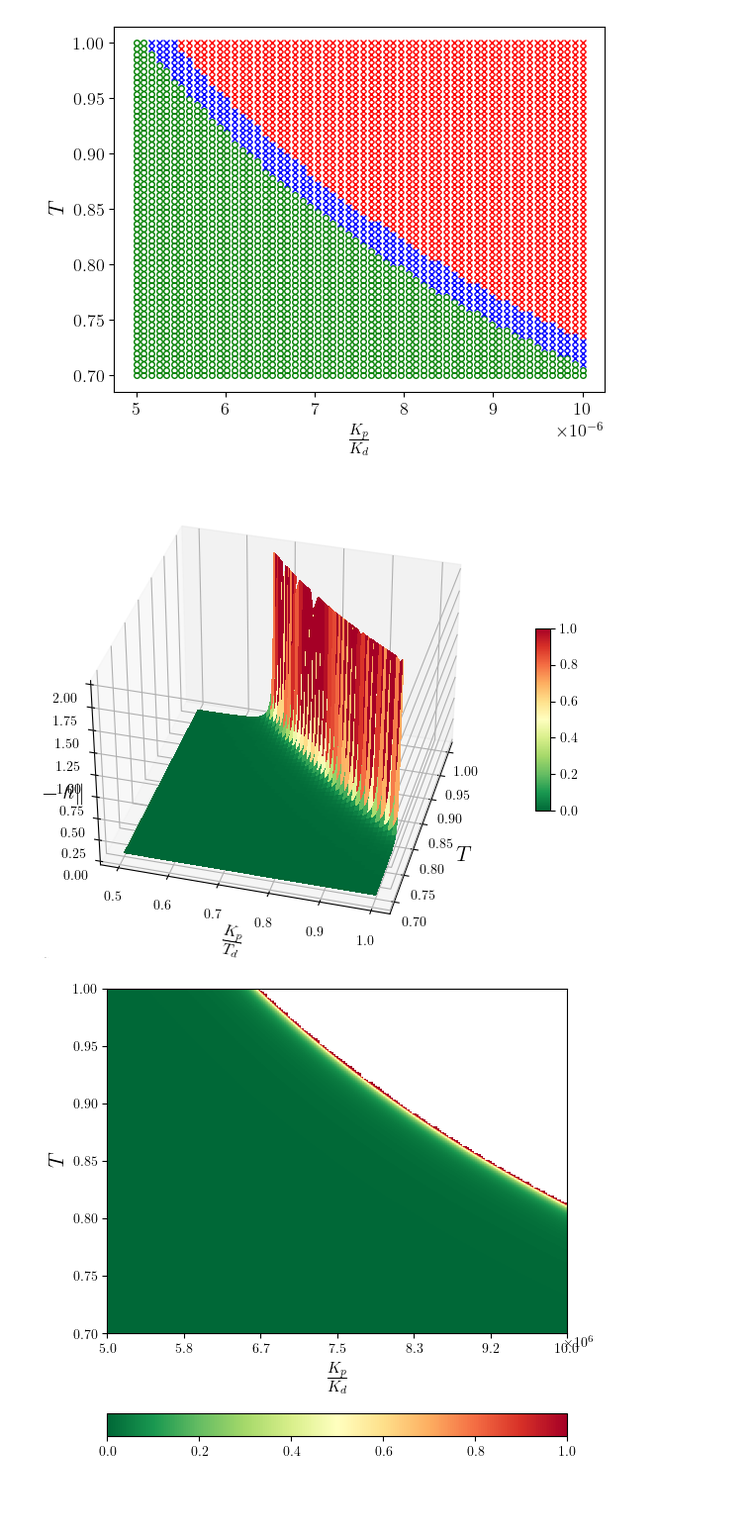
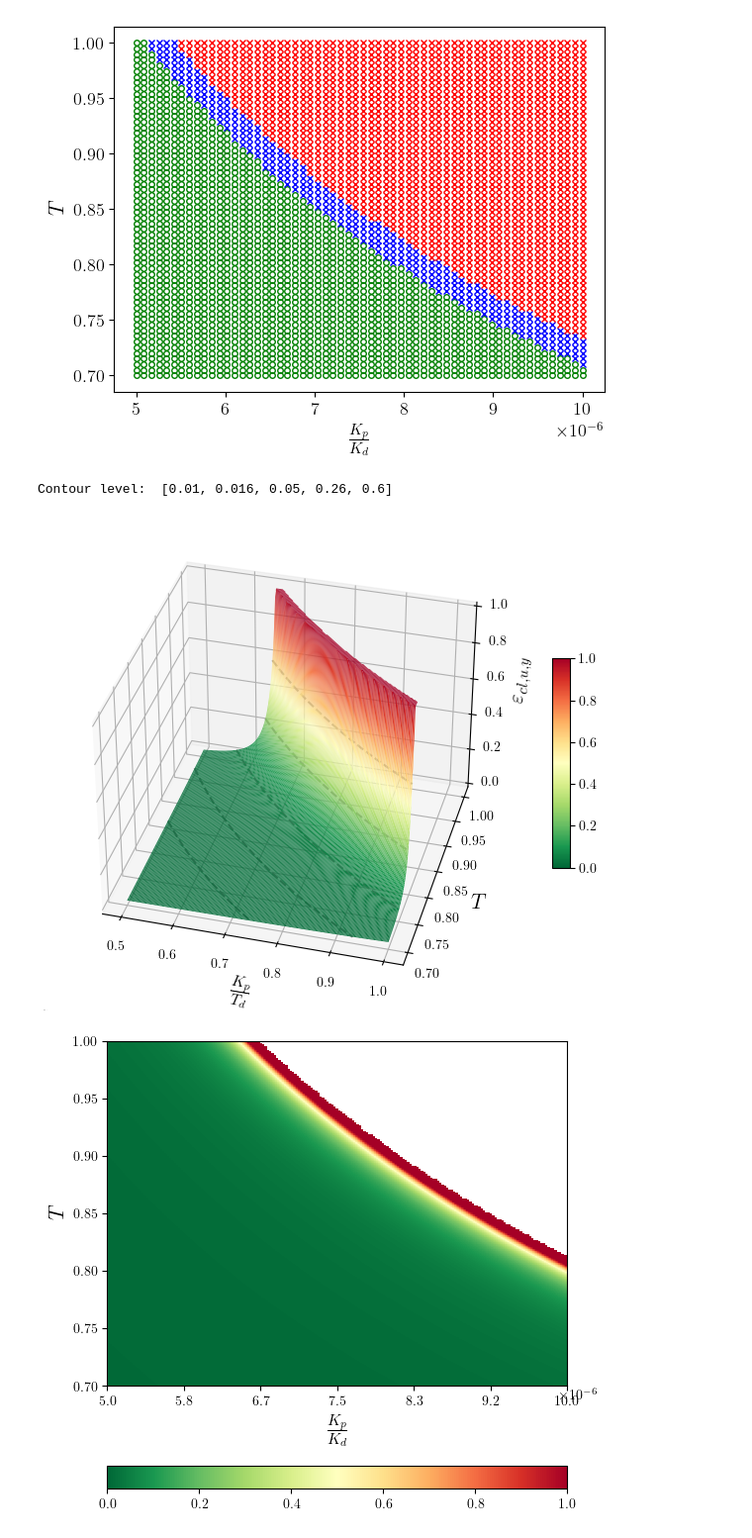
Before and after one commit to mavasbel/model_reduction, a Jupyter notebook: SDAMROMultiParamsPD.ipynb, the cells around one changed output. Shown at 99% size. Drawn from its saved outputs; the diff is of its cells as text; code cells hidden in the pictures; blank space fills up the shorter version.

```diff
--- a/SDAMROMultiParamsPD.ipynb
+++ b/SDAMROMultiParamsPD.ipynb
@@ -186,7 +186,8 @@ with open(pickle_filename, 'wb') as f:
 Load previous results
 # %%
 # Read the computation results from a pickle with timestamp
-# pickle_filename = "PDMultiParamsMOR_results_2023_11_16-05_02_17_595.pickle"
+# pickle_filename = "PDMultiParamsMOR_results_2023_11_29-14_56_07_317.pickle"
+pickle_filename = "PDMultiParamsMOR_results_2023_11_29-14_07_33_240.pickle"
 with open(pickle_filename, 'rb') as f:
     PDMultiParamsMOR_results = pickle.load(f)
 # %%
@@ -260,46 +261,67 @@ for k in range(len(PDMultiParamsMOR_results)):
     if den_hat_gamma<=0 or den_gamma<=0: eps_u_y_cl = numpy.nan
     else: eps_u_y_cl = ( hat_gamma_w_y/den_hat_gamma )*( (kappa_dv**2)*gamma_u_dv*eps_w_dv/den_gamma + kappa_dv*eps_u_dv ) \
             + kappa_dv*gamma_u_dv*eps_w_y/den_gamma \
             + eps_u_y
     # print(eps_u_y_cl, "\t", Kp/Td, "\t", Tsam, "\t", (1-kappa_dv*hat_gamma_w_dv), "\t", (1-kappa_dv*gamma_w_dv))
-    if eps_u_y_cl is not numpy.nan and eps_u_y_cl > 2.0: eps_u_y_cl=2.0
+    if eps_u_y_cl is not numpy.nan and eps_u_y_cl > 1.0: eps_u_y_cl=1.0
 
     samp_Y[i,j] = Tsam
     kp_td_X[i,j] = Kp/Td
-    eps_u_y_cl_Z[i,j] = eps_u_y_cl
-    # eps_u_y_cl_Z[i,j] = numpy.log10(1+20*eps_u_y_cl)
+    # eps_u_y_cl_Z[i,j] = eps_u_y_cl
+    eps_u_y_cl_Z[i,j] = 20*numpy.log10(1+eps_u_y_cl)
 
-plt.subplots(figsize=(8,6), subplot_kw={"projection": "3d"})
-surf = plt.gca().plot_surface(kp_td_X, samp_Y, eps_u_y_cl_Z, cmap=mpl.colormaps['RdYlGn_r'], linewidth=0, antialiased=False, vmin=-0, vmax=1.0)
+    if eps_u_y_cl_Z[i,j] is not numpy.nan and eps_u_y_cl_Z[i,j] > 1.0: eps_u_y_cl_Z[i,j]=1.0
+
+plt.subplots(figsize=(6,6), subplot_kw={"projection": "3d"})
+surf = plt.gca().plot_surface(kp_td_X, samp_Y, eps_u_y_cl_Z, cmap=mpl.colormaps['RdYlGn_r'], vmin=-0, vmax=1.0, rstride=1, cstride=1, alpha=1)
+levels = [0.01, 0.016, 0.05, 0.26, 0.6]
+print("Contour level: ", levels)
+contours = plt.contour(kp_td_X, samp_Y, eps_u_y_cl_Z, levels=levels, colors="gray", linestyles="dashed", alpha=1)
+
+# def fmt(x):
+#     s = f"{x:.1f}"
+#     if s.endswith("0"):
+#         s = f"{x:.0f}"
+#     return rf"{s}" if plt.rcParams["text.usetex"] else f"{s} %"
+fmt = {}
+strs = str(levels)
+for l, s in zip(contours.levels, strs): fmt[l] = s
+plt.clabel(contours, contours.levels, inline=True, fmt=fmt, fontsize=10)
+
 plt.gca().view_init(elev=35, azim=-75)
 plt.xlabel('$\\frac{K_p}{T_d}$', fontsize=16)
 plt.ylabel('$T$', fontsize=16)
-plt.gca().zaxis.set_rotate_label(False)
+# plt.gca().zaxis.set_rotate_label(False)
 tmp_planes = plt.gca().zaxis._PLANES
-plt.gca().zaxis._PLANES = ( tmp_planes[2], tmp_planes[3],
-                            tmp_planes[0], tmp_planes[1],
-                            tmp_planes[4], tmp_planes[5])
-plt.gca().set_zlabel('$\\| y - \\hat{y} \\|_{\\mathcal{L}_{2}} $', fontsize=16, rotation=180)
-plt.gca().set_zlim(-0, 2.0)
+# plt.gca().zaxis._PLANES = ( tmp_planes[2], tmp_planes[3],
+#                             tmp_planes[0], tmp_planes[1],
+#                             tmp_planes[4], tmp_planes[5] )
+plt.gca().set_zlabel('$\\varepsilon_{cl,u,y}$', fontsize=16, rotation=180)
+plt.gca().set_zlim(0, 1.0)
+plt.gcf().subplots_adjust(left=0.0, bottom=0.0, right=1.0)
+# l, b, w, h = plt.gca().get_position().bounds
+# plt.gca().set_position([l+1, b, w, h])
 plt.gcf().colorbar(surf, shrink=0.4, aspect=12)
+plt.savefig('performance_error_bound_3d.png', format='png', transparent=True)
 plt.show()
 
 # eps_u_y_cl_Z = list(map(list, zip(*eps_u_y_cl_Z[::-1])))[::-1]
 eps_u_y_cl_Z = eps_u_y_cl_Z[::-1,:]
 # eps_u_y_cl_Z = eps_u_y_cl_Z[:,::-1]
 plt.subplots(figsize=(6,7))
 plt.imshow(eps_u_y_cl_Z, cmap=mpl.colormaps['RdYlGn_r'], vmin=-0, vmax=1.0, extent=[0, jmax, 0, imax], aspect=6.0/8.0)
 plt.gca().set_xticks(numpy.linspace(0,jmax,7))
 plt.gca().set_xticklabels(["${0:.1f}$".format(tick*10e5) for tick in numpy.linspace(min(kp_td_X[0,:]),max(kp_td_X[0,:]),7)])
-plt.text(jmax-1, -7, "$\\times 10^{6}$", fontsize=10)
+plt.text(jmax-3, -7, "$\\times 10^{-6}$", fontsize=10)
 plt.gca().set_yticks(numpy.linspace(0,imax,7))
 plt.gca().set_yticklabels(["${0:.2f}$".format(tick) for tick in numpy.linspace(min(samp_Y[:,0]),max(samp_Y[:,0]),7)])
 plt.colorbar(orientation="horizontal", pad=0.15)
 plt.xlabel('$\\frac{K_p}{K_d}$', fontsize=16)
 plt.ylabel('$T$', fontsize=16)
-plt.savefig('performance_error_bound.png', format='png')
+plt.savefig('performance_error_bound.png', format='png', transparent=True, bbox_inches="tight", pad_inches=0.1)
 plt.show()
 # %% [output]
+Contour level:  [0.01, 0.016, 0.05, 0.26, 0.6]
-[figure, old version]
+[figure, new version]
-[figure, old version]
+[figure, new version]
 # %%
```
Also changed, not shown: parts of 3 cells of this notebook, 10 other files.
